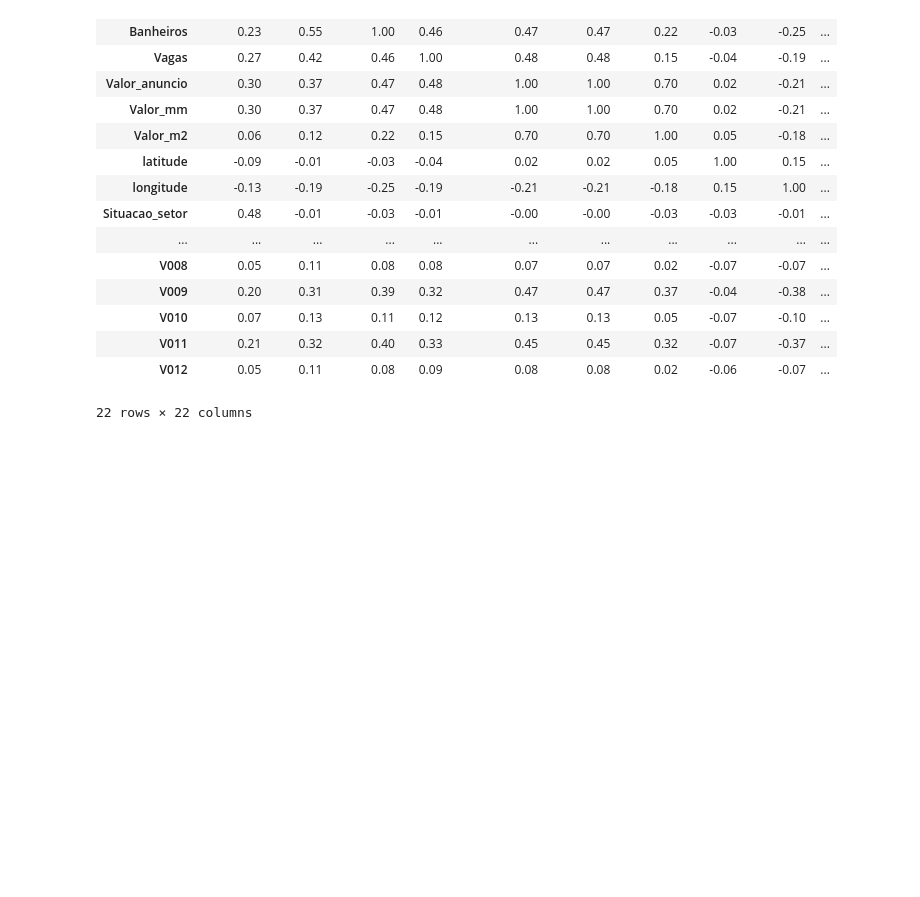
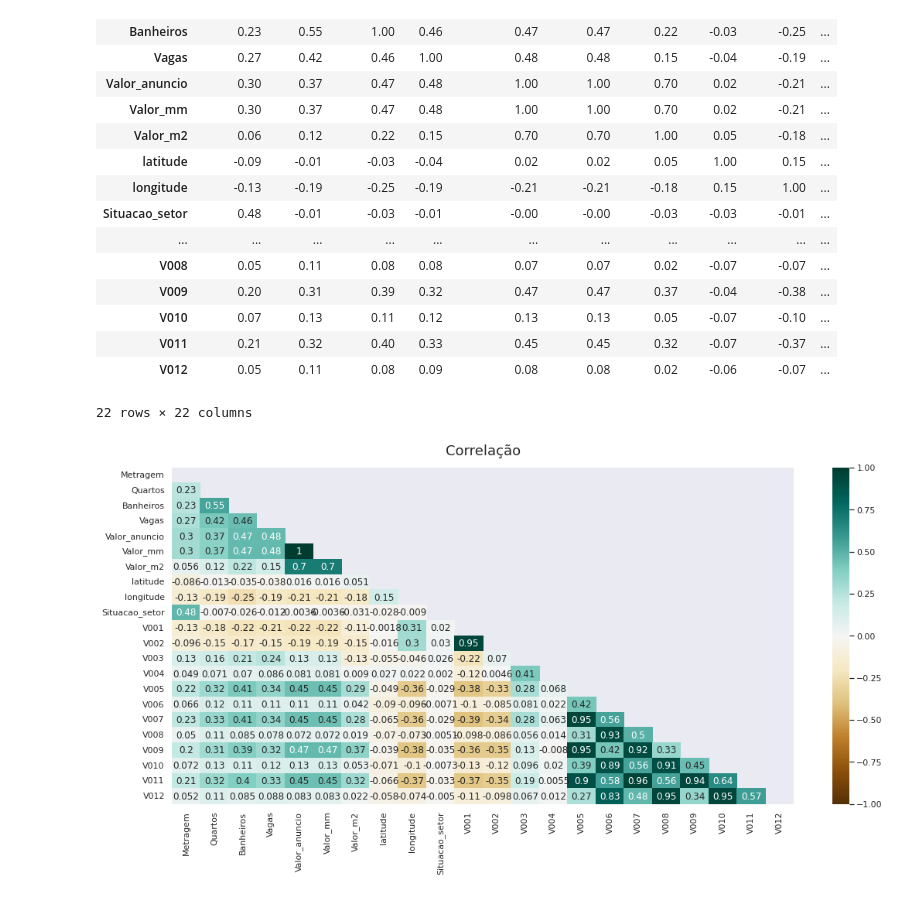
Before and after one commit to MarinaRuanna/imersa-dados-alura, a Jupyter notebook: ImersaoDeDadosAlura_MachineLearning.ipynb, the cells around one changed output. Cells and saved outputs as stored; diff of their text form; code cells hidden in the pictures; blank space fills up the shorter version.

```diff
--- a/ImersaoDeDadosAlura_MachineLearning.ipynb
+++ b/ImersaoDeDadosAlura_MachineLearning.ipynb
@@ -80,3 +80,11 @@ dados_vendas_censo.corr()
 | V011 | 0.21 | 0.32 | 0.40 | 0.33 | 0.45 | 0.45 | 0.32 | -0.07 | -0.37 | ... |
 | V012 | 0.05 | 0.11 | 0.08 | 0.09 | 0.08 | 0.08 | 0.02 | -0.06 | -0.07 | ... |
 22 rows × 22 columns
+# %%
+plt.figure(figsize=(18, 8))
+#https://www.tylervigen.com/spurious-correlations
+mask = np.triu(np.ones_like(dados_vendas_censo.corr(), dtype=bool))
+heatmap = sns.heatmap(dados_vendas_censo.corr(), mask=mask, vmin=-1, vmax=1, annot=True, cmap='BrBG')
+heatmap.set_title('Correlação', fontdict={'fontsize':18}, pad=16);
+# %% [output]
+[figure, added]
```
Also changed, not shown: parts of 18 cells of this notebook.
